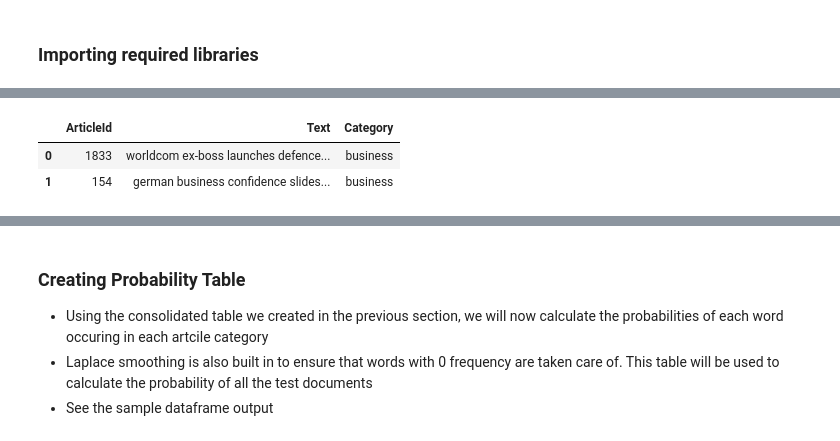
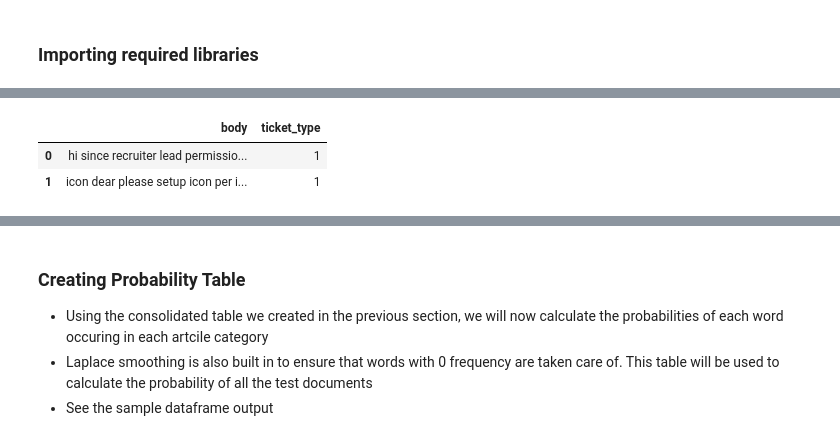
Before and after one commit to dalmiaujjwal/Understanding_Algorithms, a Jupyter notebook: Naive Bayes/Implementation_Scratch_Naive_Bayes .ipynb, the cells around one changed output, grey strips where cells are left out. Cells and saved outputs as stored; diff of their text form; code cells hidden in the pictures.

```diff
--- a/Naive Bayes/Implementation_Scratch_Naive_Bayes .ipynb
+++ b/Naive Bayes/Implementation_Scratch_Naive_Bayes .ipynb
@@ -19,7 +23,8 @@ import re
 # %%
-inp_dataset = pd.read_csv("C:\\Ujjwal\\Analytics\\Datasets\\News Classification\\News_train.csv")
+inp_dataset = pd.read_csv("all_tickets_binary.csv")
+inp_dataset["ticket_type"] = inp_dataset["ticket_type"].astype("str")
 inp_dataset.head(2)
 # %% [output]
-|  | ArticleId | Text | Category |
-| 0 | 1833 | worldcom ex-boss launches defence... | business |
-| 1 | 154 | german business confidence slides... | business |
+|  | body | ticket_type |
+| 0 | hi since recruiter lead permissio... | 1 |
+| 1 | icon dear please setup icon per i... | 1 |
```
Also changed, not shown: parts of 42 cells of this notebook, 2 other files.
